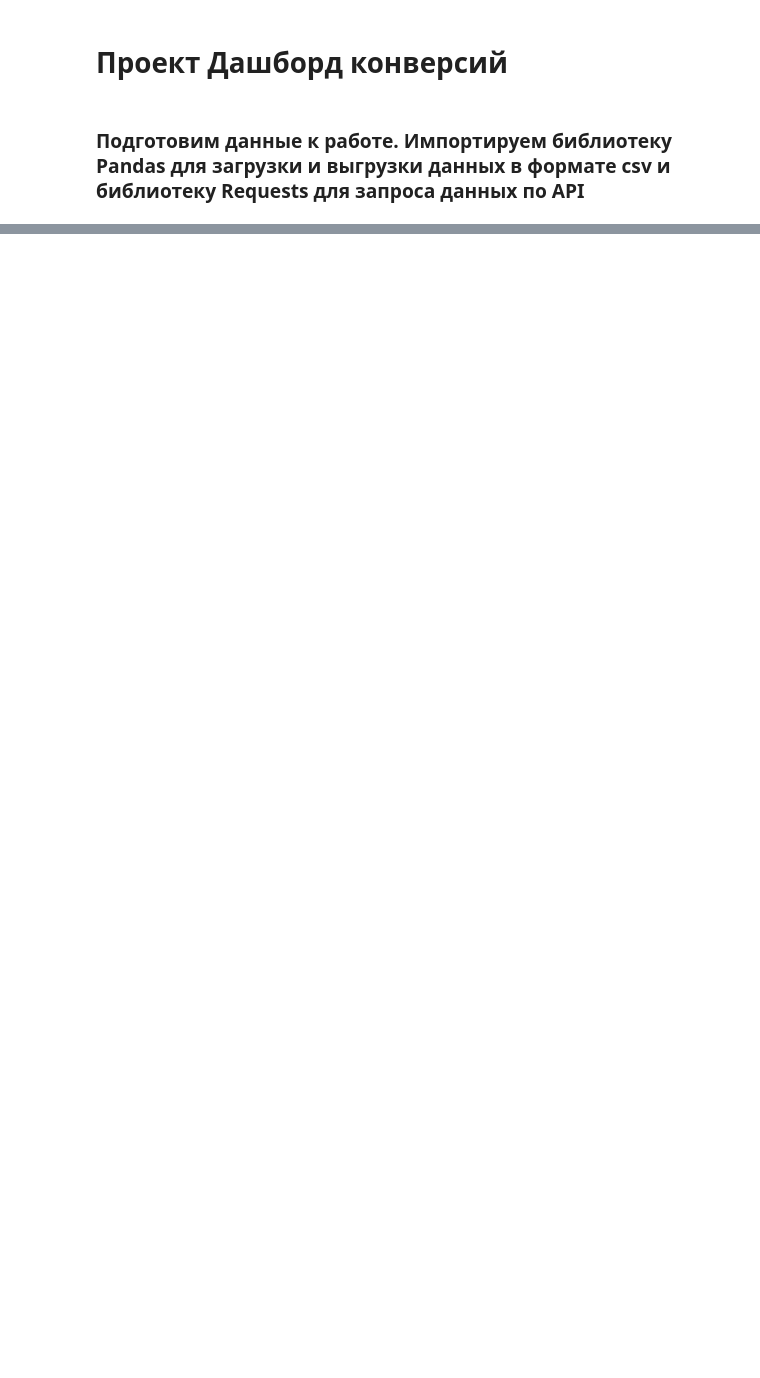
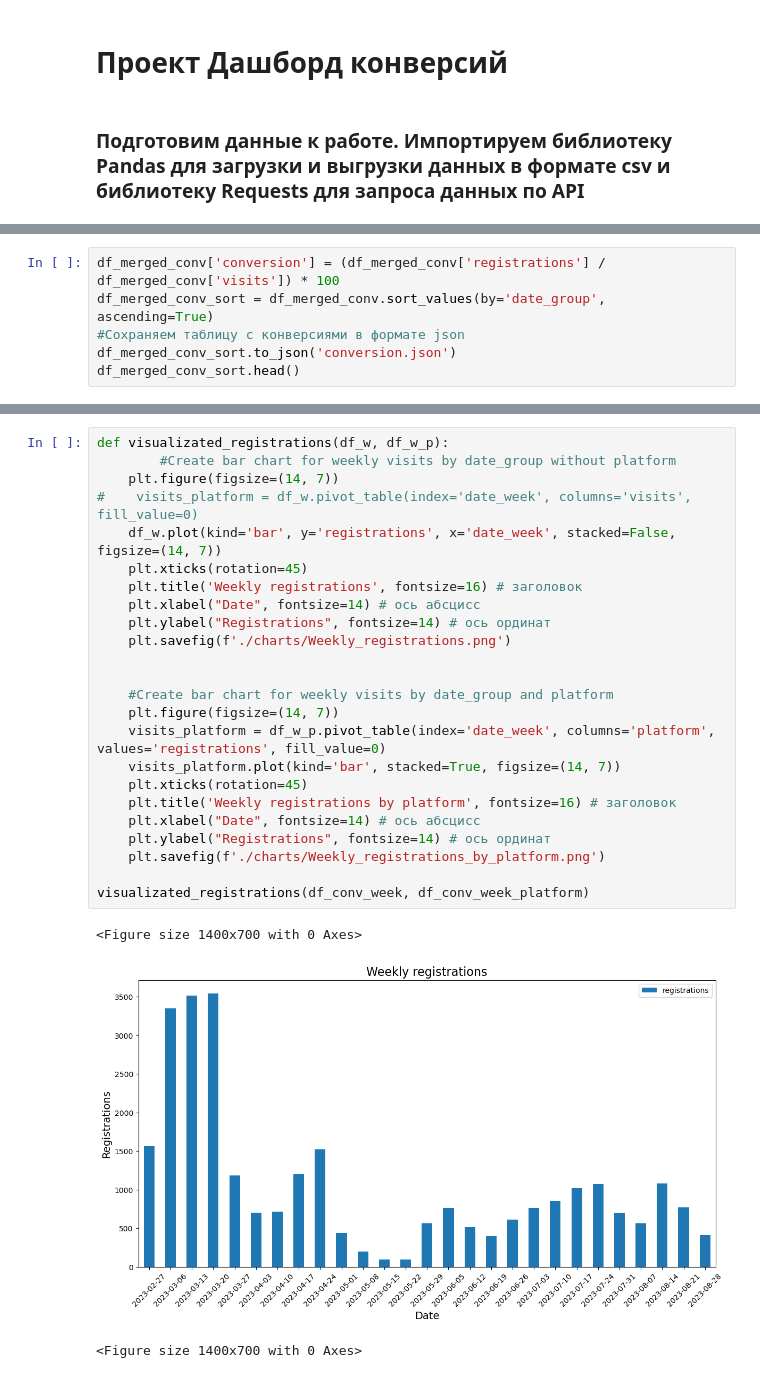
Before and after one commit to LetnerOk/data-analytics-project-100, a Jupyter notebook: Dashboard_Convertion.ipynb, the cells around one changed output, grey strips where cells are left out. Drawn from its saved outputs; the diff is of its cells as text; blank space fills up the shorter version.

```diff
--- a/Dashboard_Convertion.ipynb
+++ b/Dashboard_Convertion.ipynb
@@ -86,0 +226,6 @@ df_regist_api.info
+# %%
+df_merged_conv['conversion'] = (df_merged_conv['registrations'] / df_merged_conv['visits']) * 100
+df_merged_conv_sort = df_merged_conv.sort_values(by='date_group', ascending=True)
+#Сохраняем таблицу с конверсиями в формате json
+df_merged_conv_sort.to_json('conversion.json')
+df_merged_conv_sort.head()
@@ -86,0 +401,28 @@ df_regist_api.info
+# %%
+def visualizated_registrations(df_w, df_w_p):
+        #Create bar chart for weekly visits by date_group without platform
+    plt.figure(figsize=(14, 7))
+#    visits_platform = df_w.pivot_table(index='date_week', columns='visits', fill_value=0)
+    df_w.plot(kind='bar', y='registrations', x='date_week', stacked=False, figsize=(14, 7))
+    plt.xticks(rotation=45)
+    plt.title('Weekly registrations', fontsize=16) # заголовок
+    plt.xlabel("Date", fontsize=14) # ось абсцисс
+    plt.ylabel("Registrations", fontsize=14) # ось ординат
+    plt.savefig(f'./charts/Weekly_registrations.png')
+
+
+    #Create bar chart for weekly visits by date_group and platform
+    plt.figure(figsize=(14, 7))
+    visits_platform = df_w_p.pivot_table(index='date_week', columns='platform', values='registrations', fill_value=0)
+    visits_platform.plot(kind='bar', stacked=True, figsize=(14, 7))
+    plt.xticks(rotation=45)
+    plt.title('Weekly registrations by platform', fontsize=16) # заголовок
+    plt.xlabel("Date", fontsize=14) # ось абсцисс
+    plt.ylabel("Registrations", fontsize=14) # ось ординат
+    plt.savefig(f'./charts/Weekly_registrations_by_platform.png')
+
+visualizated_registrations(df_conv_week, df_conv_week_platform)
+# %% [output]
+<Figure size 1400x700 with 0 Axes>
+[figure, added]
+<Figure size 1400x700 with 0 Axes>
```
Also changed, not shown: parts of 63 cells of this notebook.
